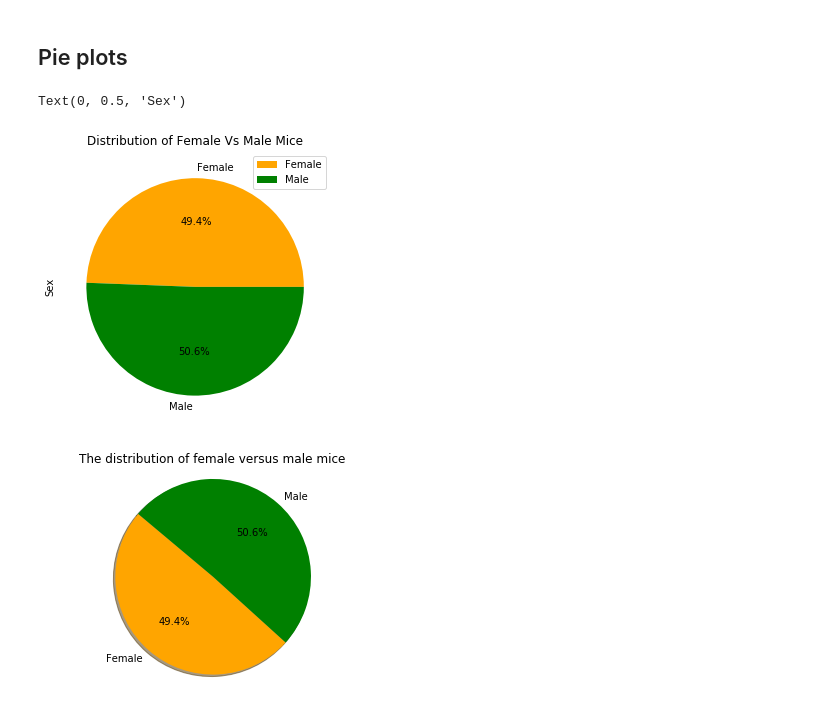
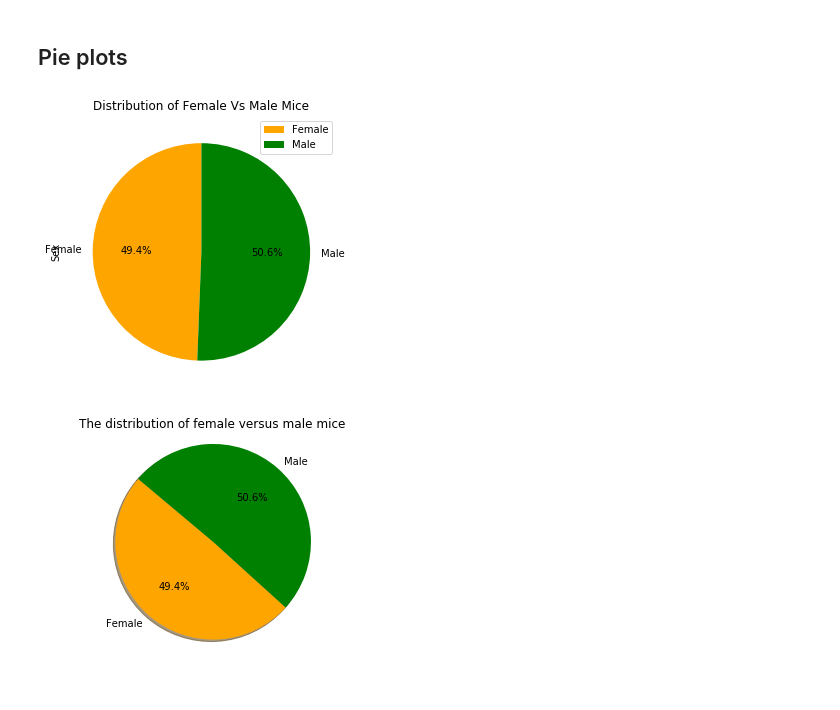
Before and after one commit to sundaritk/MatPlotLib-challange, a Jupyter notebook: pymaceuticals.ipynb, the cells around one changed output. Cells and saved outputs as stored; diff of their text form; code cells hidden in the pictures.

```diff
--- a/pymaceuticals.ipynb
+++ b/pymaceuticals.ipynb
@@ -107,18 +111,18 @@ plt.show()
 # %%
 # Generate a pie plot showing the distribution of female versus male mice using pandas
 
 mice_data = pd.DataFrame(mouse_study_df, columns = ['Mouse ID','Sex'])
 mice_df = mice_data.groupby(["Sex"]).count()
 mice_df = mice_df.reset_index()
 
 #Draw Pie chart
 colors = ["orange", "green"]
 gender_name = pd.Series(mice_df['Sex'])
-mice_pie = mice_df.plot.pie(y='Mouse ID',colors=colors, labels=gender_name, figsize=(5,5),autopct='%1.1f%%', title=("Distribution of Female Vs Male Mice"))
+mice_pie = mice_df.plot.pie(y='Mouse ID',colors=colors, labels=gender_name,startangle=90, figsize=(5,5),autopct='%1.1f%%', title=("Distribution of Female Vs Male Mice"))
 mice_pie.set_ylabel("Sex")
+plt.savefig("MyPiePlot(DataFrame).png")
 # %% [output]
-Text(0, 0.5, 'Sex')
-[figure, old version]
+[figure, new version]
 # %%
 # Generate a pie plot showing the distribution of female versus male mice using pyplot
 
```
Also changed, not shown: parts of 2 cells of this notebook, 3 other files.
